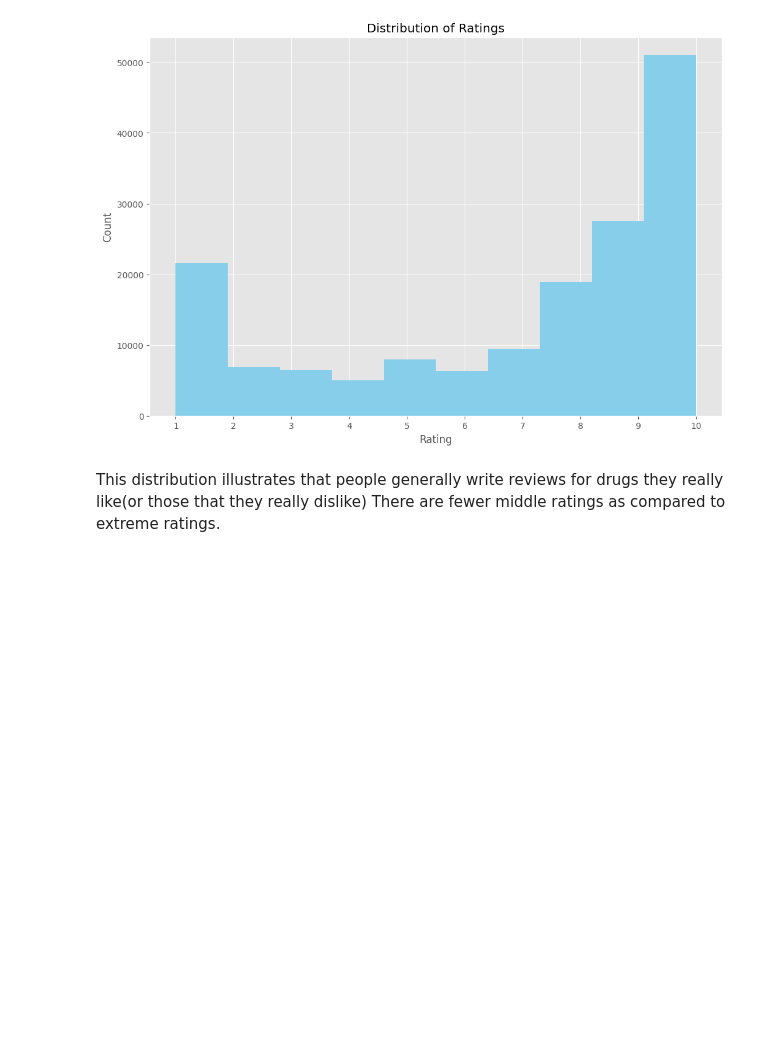
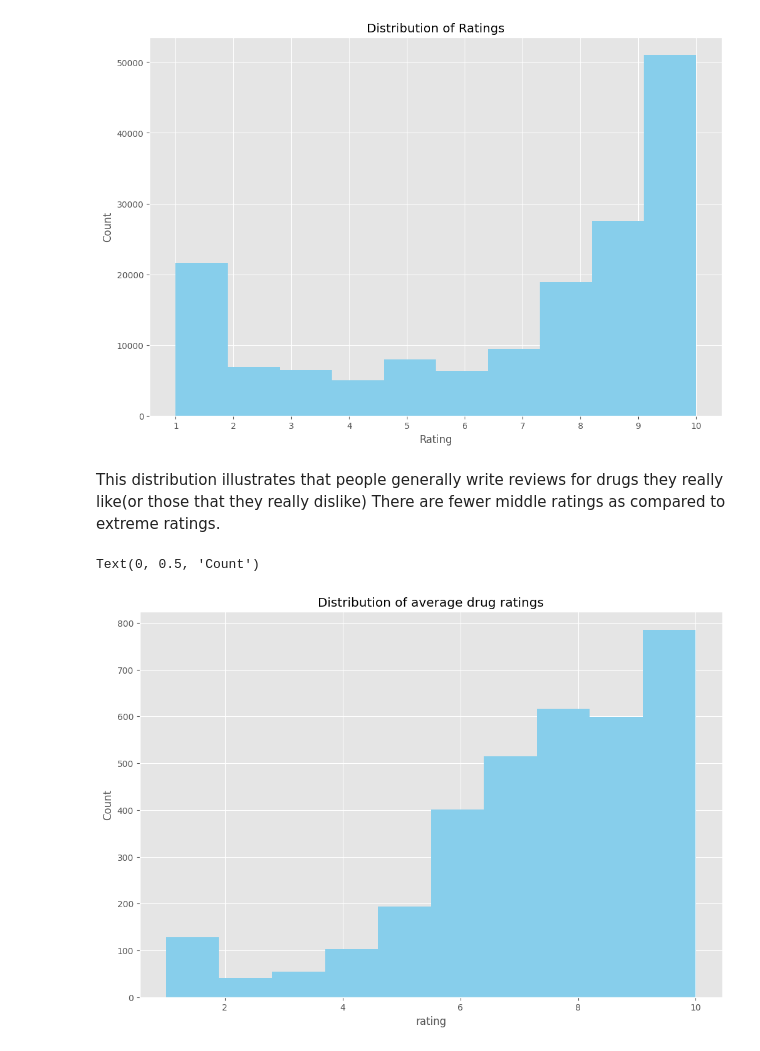
Before and after one commit to ArslanAmanov/AI-ML-DL, a Jupyter notebook: Kaggle Projects /UCI ML drug dataset/uci_ml drug test ML_algorithms.ipynb, the cells around one changed output. Cells and saved outputs as stored; diff of their text form; code cells hidden in the pictures; blank space fills up the shorter version.

```diff
--- a/Kaggle Projects /UCI ML drug dataset/uci_ml drug test ML_algorithms.ipynb
+++ b/Kaggle Projects /UCI ML drug dataset/uci_ml drug test ML_algorithms.ipynb
@@ -126,3 +126,12 @@ plt.xticks([i for i in range(1,11)]);
 [figure]
 # %% [markdown]
 This distribution illustrates that people generally write reviews for drugs they really like(or those that they really dislike) There are fewer middle ratings as compared to extreme ratings.
+# %%
+rating_avg = (train['rating'].groupby(train['drugName']).mean())
+rating_avg.hist(color='skyblue')
+plt.title('Distribution of average drug ratings')
+plt.xlabel('rating')
+plt.ylabel('Count')
+# %% [output]
+Text(0, 0.5, 'Count')
+[figure, added]
```
Also changed, not shown: parts of 21 cells of this notebook.
